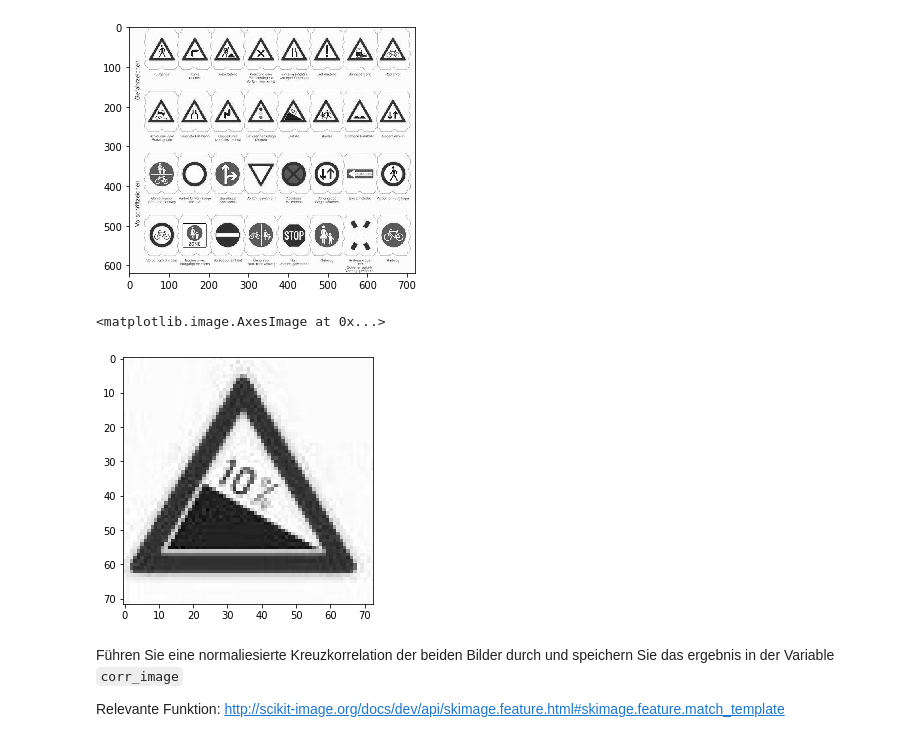
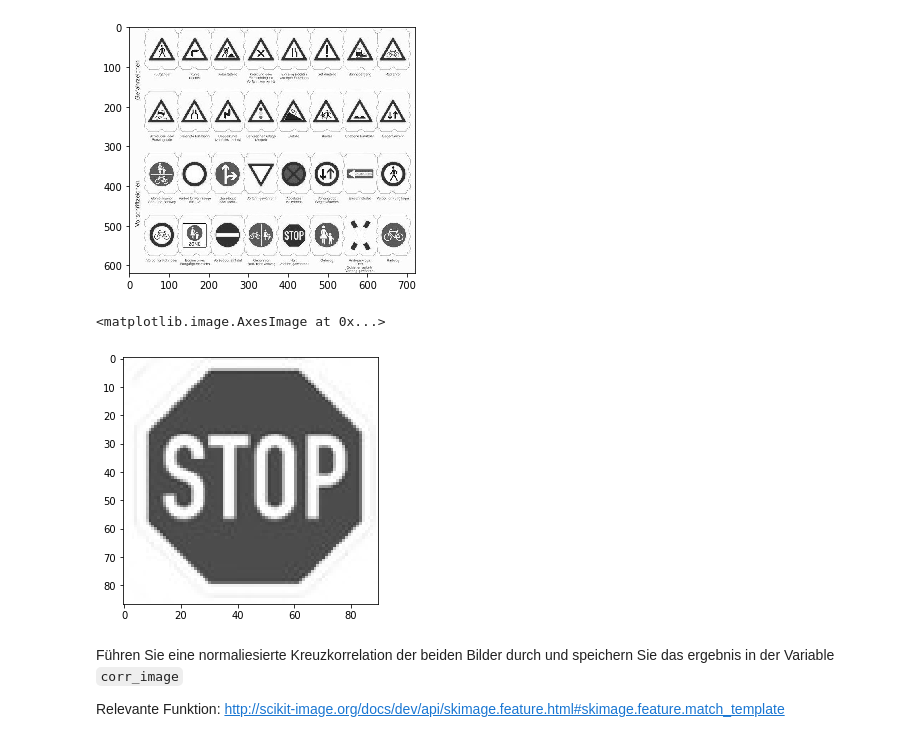
Before and after one commit to Bassadin/ML-for-CV-INM1, a Jupyter notebook: Tasks/Practical_03/Praktikum03_Cross_Correlation.ipynb, the cells around one changed output. Cells and saved outputs as stored; diff of their text form; code cells hidden in the pictures.

```diff
--- a/Tasks/Practical_03/Praktikum03_Cross_Correlation.ipynb
+++ b/Tasks/Practical_03/Praktikum03_Cross_Correlation.ipynb
@@ -25,11 +25,11 @@ io.imshow(img1)
 <matplotlib.image.AxesImage at 0x...>
 [figure]
 # %%
-template1 = io.imread("Praktikum03_templateMatchingImages/template1.jpg");
+template1 = io.imread("Praktikum03_templateMatchingImages/template4.jpg");
 io.imshow(template1)
 # %% [output]
 <matplotlib.image.AxesImage at 0x...>
-[figure, old version]
+[figure, new version]
 # %% [markdown]
 Führen Sie eine normaliesierte Kreuzkorrelation der beiden Bilder durch und speichern Sie das ergebnis in der Variable `corr_image`
 
```
Also changed, not shown: parts of 4 cells of this notebook.
